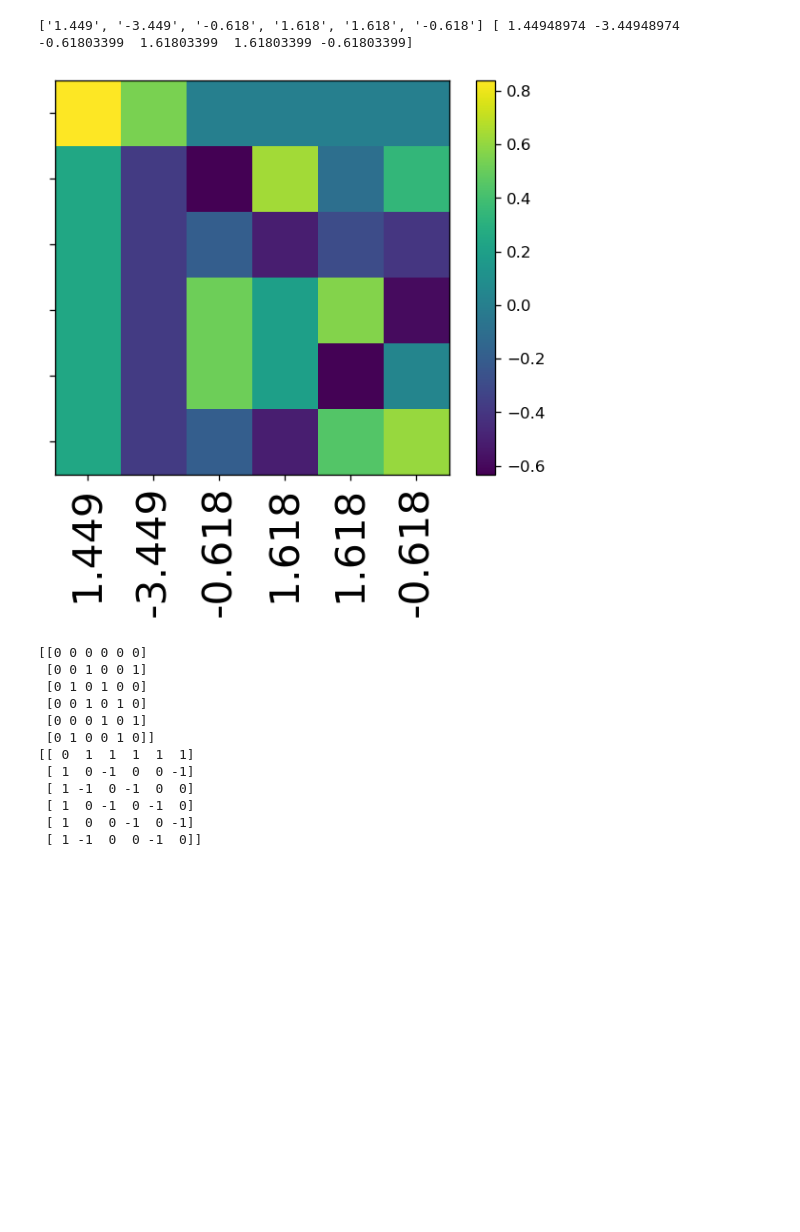
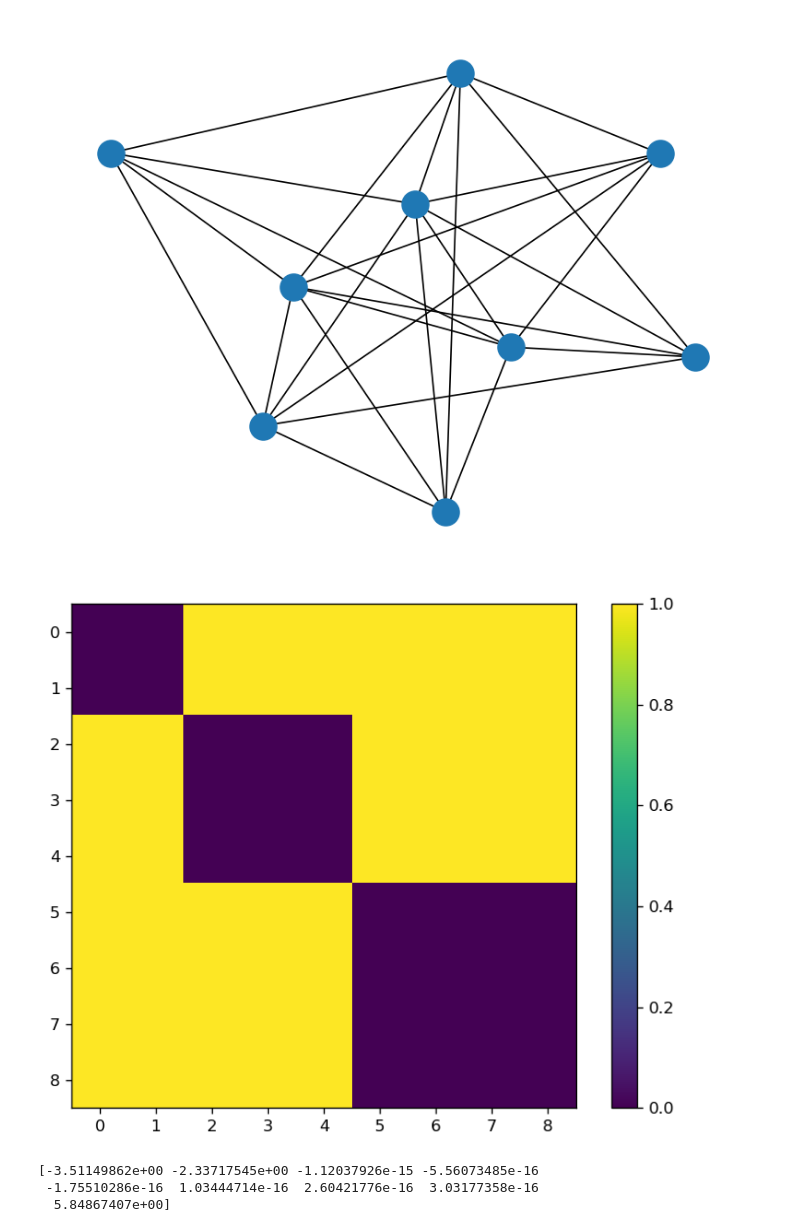
Before and after one commit to blake-holman/ED_Adversaries, a Jupyter notebook: Relative.ipynb, the cells around one changed output. Saved outputs shown, nothing was run; the diff lists cells and outputs as text; code cells hidden in the pictures; blank space fills up the shorter version.

```diff
--- a/Relative.ipynb
+++ b/Relative.ipynb
@@ -477,28 +447,7 @@ nx.draw(W, with_labels=True)
 # %%
-# def visualize_eig(M, all_vects=True outer=False, outer_index=None):
-# eig_vals, eig_vcts = np.linalg.eig(M)
-# if all_vects:
-        # visualize(M, (np.round()))
-
-
-eig_vals, eig_vects = np.linalg.eig(As)
-eig_vals_str = [str(np.round(eval, 3)) for eval in eig_vals]
-print(eig_vals_str, eig_vals)
-visualize(eig_vects, [eig_vals_str, [""]*len(eig_vals_str)])
-print(Aw)
-print(As)
+def get_eig_outer(M, r=5):
+    vals, vects = np.linalg.eigh(M)
+    vals = np.round(vals, r)
+    vects = np.round(vects, r)
+    outers = [np.outer(vects[:, i], vects[:, i]) for i in range(vects.shape[0])]
+    return vals, vects, outers
-# %% [output]
-['1.449', '-3.449', '-0.618', '1.618', '1.618', '-0.618'] [ 1.44948974 -3.44948974 -0.61803399  1.61803399  1.61803399 -0.61803399]
-[figure, removed]
-[[0 0 0 0 0 0]
- [0 0 1 0 0 1]
- [0 1 0 1 0 0]
- [0 0 1 0 1 0]
- [0 0 0 1 0 1]
- [0 1 0 0 1 0]]
-[[ 0  1  1  1  1  1]
- [ 1  0 -1  0  0 -1]
- [ 1 -1  0 -1  0  0]
- [ 1  0 -1  0 -1  0]
- [ 1  0  0 -1  0 -1]
- [ 1 -1  0  0 -1  0]]
@@ -504,0 +463,12 @@ print(As)
+# %%
+G = nx.complete_multipartite_graph(2,3,4)
+nx.draw(G)
+A = nx.adjacency_matrix(G).toarray()
+visualize(A)
+print(np.linalg.eigvalsh(A))
+# %% [output]
+[figure, added]
+[figure, added]
+[-3.51149862e+00 -2.33717545e+00 -1.12037926e-15 -5.56073485e-16
+ -1.75510286e-16  1.03444714e-16  2.60421776e-16  3.03177358e-16
+  5.84867407e+00]
```
Also changed, not shown: parts of 7 cells of this notebook, 2 other files.
